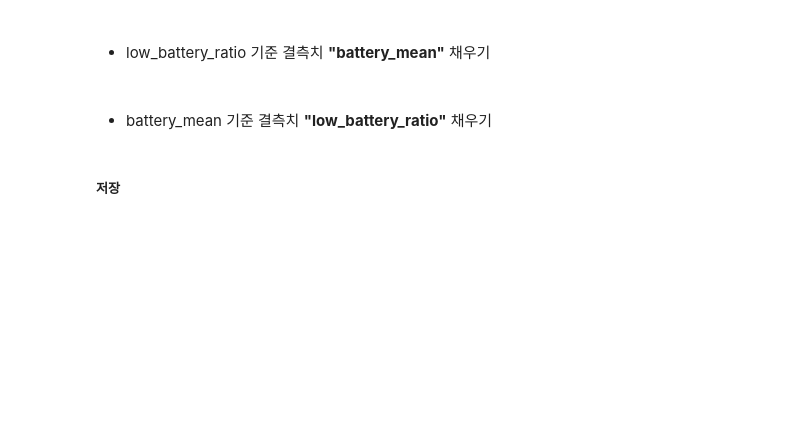
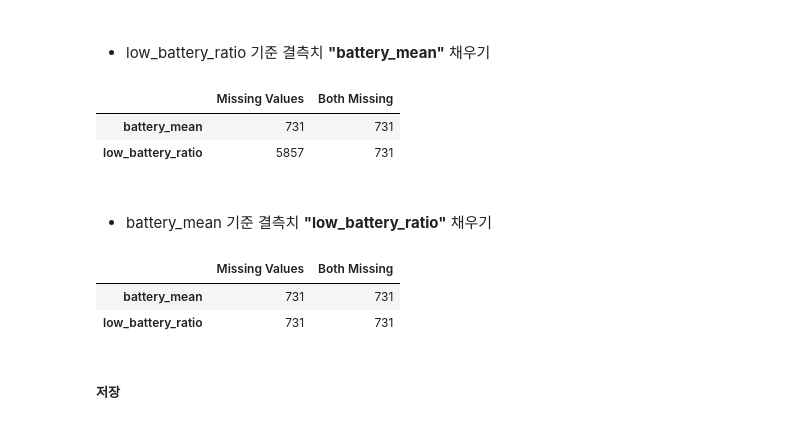
Before and after one commit to dodamhaae/Dacon, a Jupyter notebook: Smart-Warehouse-Delay/Battery_test.ipynb, the cells around one changed output. Saved outputs shown, nothing was run; the diff lists cells and outputs as text; code cells hidden in the pictures; blank space fills up the shorter version.

```diff
--- a/Smart-Warehouse-Delay/Battery_test.ipynb
+++ b/Smart-Warehouse-Delay/Battery_test.ipynb
@@ -66,16 +96,20 @@ test_battery["battery_mean"] = test_battery["battery_mean"].fillna(
     (1 - test_battery["low_battery_ratio"]) * 100
 )
 # %%
-nan_df = pd.DataFrame({
-    "Missing Values": test_battery[["battery_mean", "low_battery_ratio"]].isnull().sum(),
-    "Both Missing": [
-        test_battery[
-            test_battery["battery_mean"].isnull() &
-            test_battery["low_battery_ratio"].isnull()
-        ].shape[0]
-    ] * 2
-})
+cols = ["battery_mean", "low_battery_ratio"]
+
+nan_df = test_battery[cols].isna().sum().to_frame("Missing Values")
+
+nan_df["Both Missing"] = (
+    test_battery["battery_mean"].isna() &
+    test_battery["low_battery_ratio"].isna()
+).sum()
+
 nan_df
+# %% [output]
+|  | Missing Values | Both Missing |
+| battery_mean | 731 | 731 |
+| low_battery_ratio | 5857 | 731 |
 # %% [markdown]
 #####
 * battery_mean 기준 결측치 **"low_battery_ratio"** 채우기
@@ -84,16 +118,20 @@ test_battery["low_battery_ratio"] = test_battery["low_battery_ratio"].fillna(
     1 - (test_battery["battery_mean"] / 100)
 )
 # %%
-nan_df = pd.DataFrame({
-    "Missing Values": test_battery[["battery_mean", "low_battery_ratio"]].isnull().sum(),
-    "Both Missing": [
-        test_battery[
-            test_battery["battery_mean"].isnull() &
-            test_battery["low_battery_ratio"].isnull()
-        ].shape[0]
-    ] * 2
-})
+cols = ["battery_mean", "low_battery_ratio"]
+
+nan_df = test_battery[cols].isna().sum().to_frame("Missing Values")
+
+nan_df["Both Missing"] = (
+    test_battery["battery_mean"].isna() &
+    test_battery["low_battery_ratio"].isna()
+).sum()
+
 nan_df
+# %% [output]
+|  | Missing Values | Both Missing |
+| battery_mean | 731 | 731 |
+| low_battery_ratio | 731 | 731 |
 # %% [markdown]
 ##### 저장
 # %%
```
Also changed, not shown: parts of 9 cells of this notebook, 2 other files.
